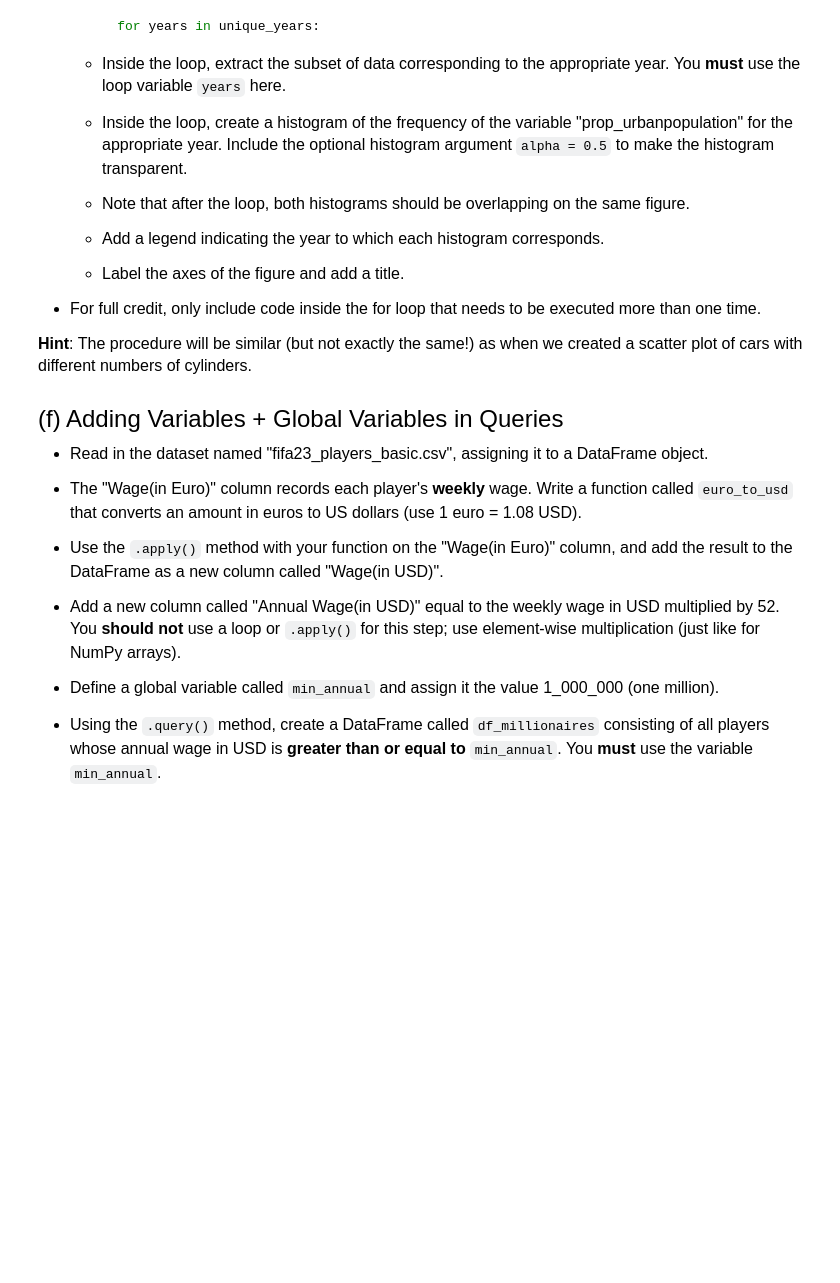
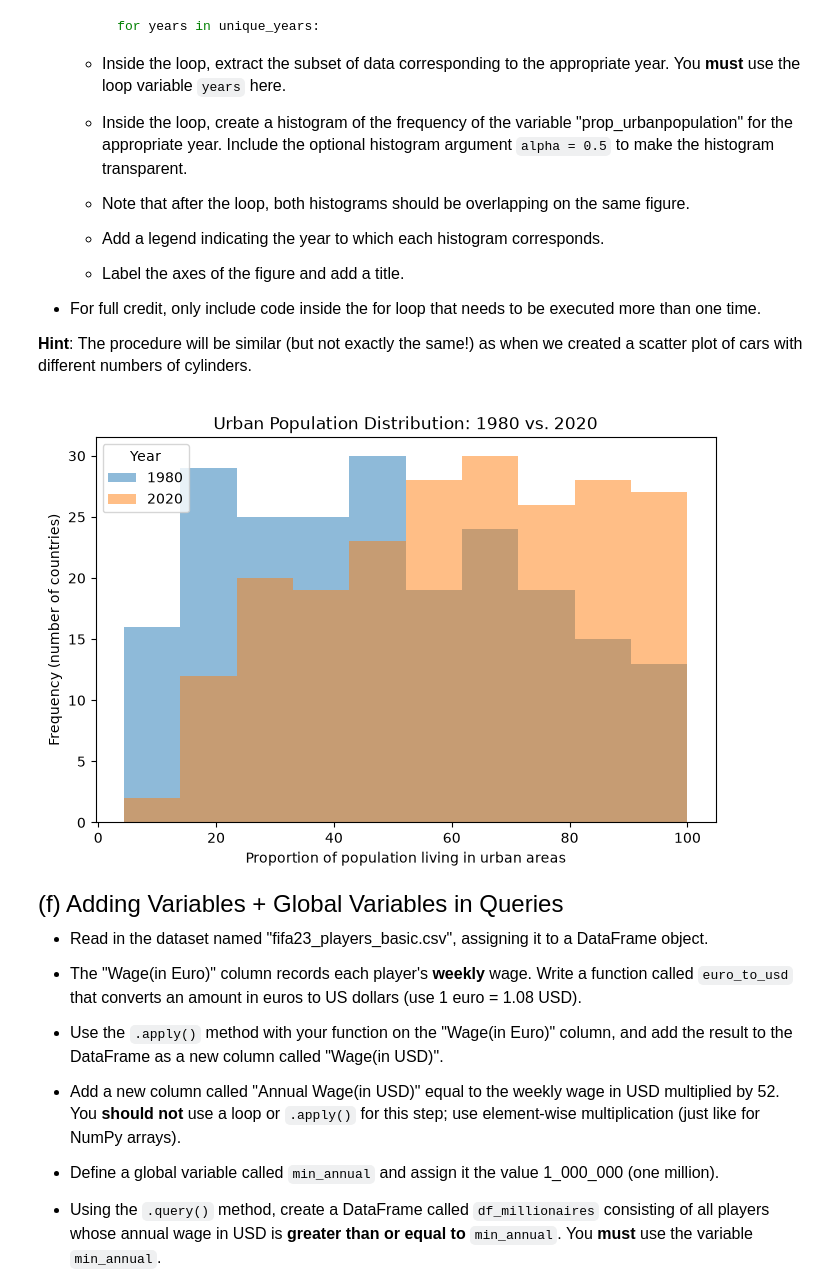
Before and after one commit to maanavg8/datasci185fall2026, a Jupyter notebook: _assignments/assignment_07/Assignment7.ipynb, the cells around one changed output. Cells and saved outputs as stored; diff of their text form; code cells hidden in the pictures; blank space fills up the shorter version.

```diff
--- a/_assignments/assignment_07/Assignment7.ipynb
+++ b/_assignments/assignment_07/Assignment7.ipynb
@@ -136,3 +184,34 @@ import matplotlib.pyplot as plt
+# %%
+# Write your answer here:
+
+df = pd.read_csv('data/wdi_urban.csv')
+
+unique_years = pd.unique(df["year"])
+
+bins = np.linspace(
+    df["prop_urbanpopulation"].min(),
+    df["prop_urbanpopulation"].max(),
+    11
+)
+
+plt.figure(figsize=(8, 5))
+
+for years in unique_years:
+    df_year = df.query("year == @years")
+    plt.hist(
+        df_year["prop_urbanpopulation"].dropna(),
+        bins=bins,
+        alpha=0.5,
+        label=str(years)
+    )
+
+plt.legend(title="Year")
+plt.xlabel("Proportion of population living in urban areas")
+plt.ylabel("Frequency (number of countries)")
+plt.title("Urban Population Distribution: 1980 vs. 2020")
+plt.show()
+# %% [output]
+[figure, added]
 # %% [markdown]
 <font size = "5">
 
```
Also changed, not shown: parts of 14 cells of this notebook.
